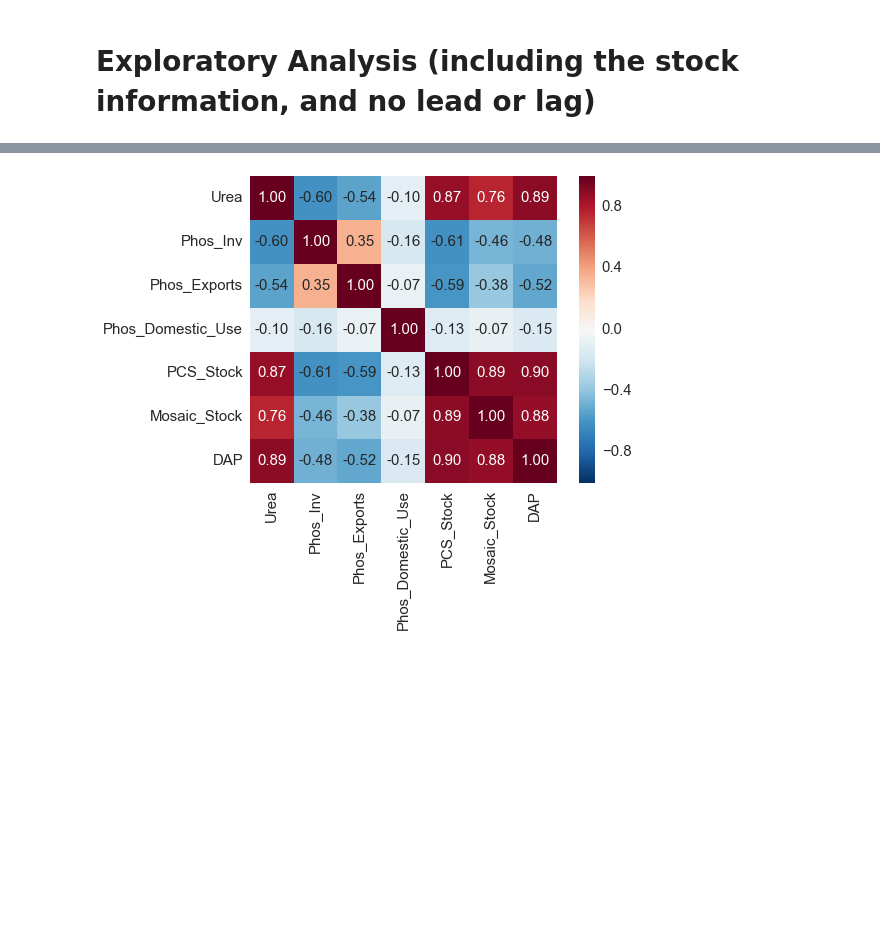
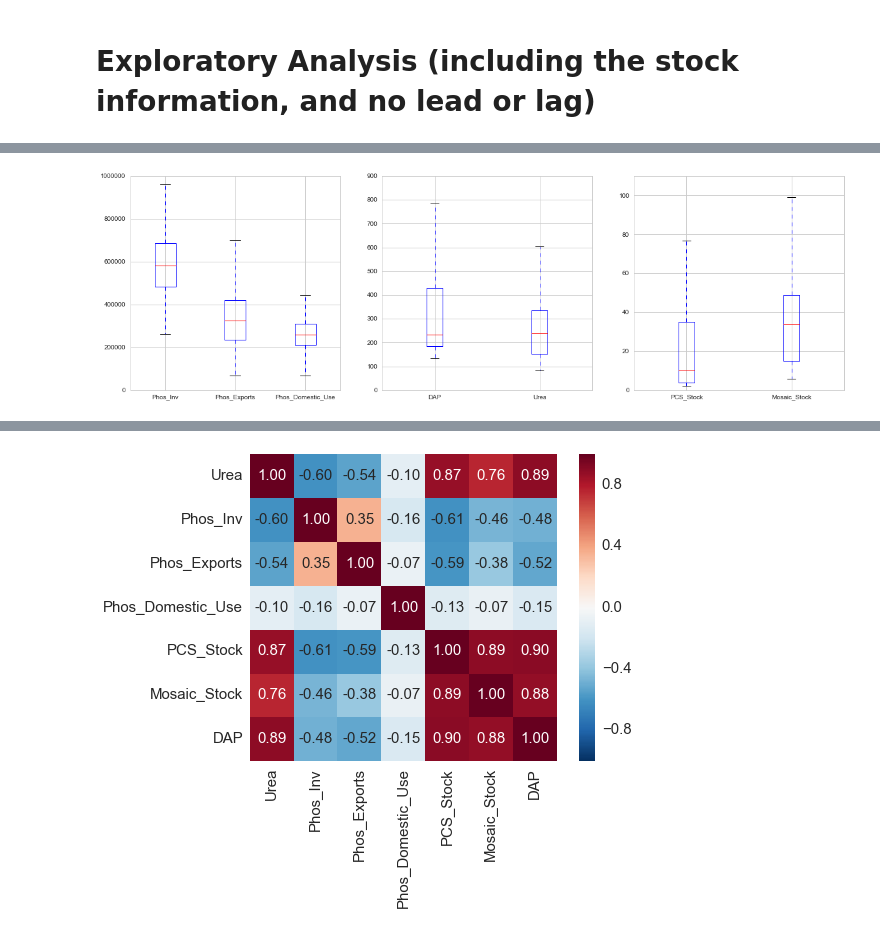
Before and after one commit to stei0792/chspython, a Jupyter notebook: DAP-Predictions/DAP-MAP Predictions May.ipynb, the cells around one changed output, grey strips where cells are left out. Saved outputs shown, nothing was run; the diff lists cells and outputs as text; code cells hidden in the pictures; blank space fills up the shorter version.

```diff
--- a/DAP-Predictions/DAP-MAP Predictions May.ipynb
+++ b/DAP-Predictions/DAP-MAP Predictions May.ipynb
@@ -1004,0 +980,24 @@ df_96on.corr()
+# %%
+fig = plt.figure(figsize=(20,6))
+ax1 = fig.add_subplot(131)
+ax2 = fig.add_subplot(132)
+ax3 = fig.add_subplot(133)
+x1 = df_96on[['Phos_Inv']]
+x2 = df_96on[['Phos_Exports']]
+x3 = df_96on[['Phos_Domestic_Use']]
+x4 = df_96on[['DAP']]
+x5 = df_96on[['Urea']]
+x6 = df_96on[['PCS_Stock']]
+x7 = df_96on[['Mosaic_Stock']]
+ax1.boxplot([x1,x2,x3])
+ax1.set_xticklabels(['Phos_Inv','Phos_Exports','Phos_Domestic_Use'])
+ax2.boxplot([x4,x5])
+ax2.set_xticklabels(['DAP','Urea'])
+ax2.set_ylim([0,900])
+ax3.boxplot([x6,x7])
+ax3.set_xticklabels(['PCS_Stock','Mosaic_Stock'])
+ax3.set_ylim([0,110])
+plt.show()
+#domestic use look really normal
+# %% [output]
+[figure, added]
```
Also changed, not shown: parts of 76 cells of this notebook.
